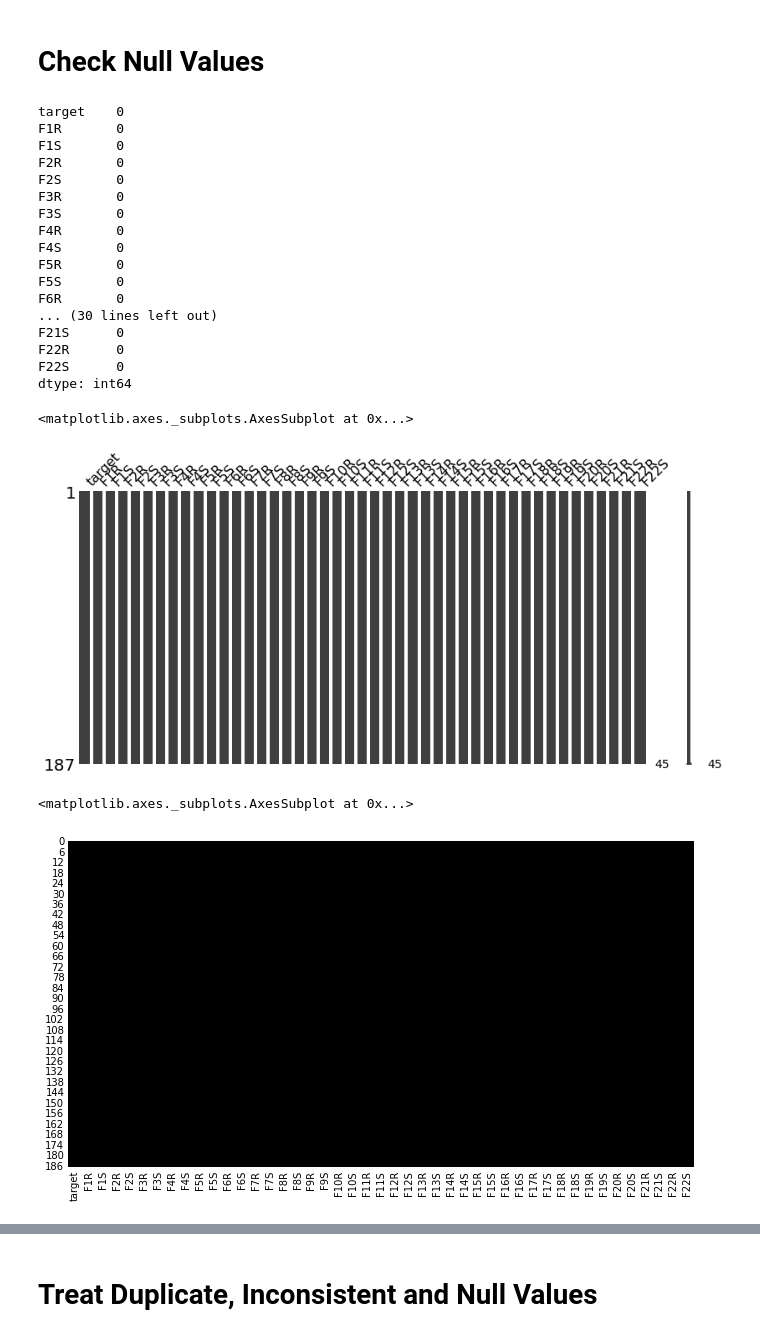
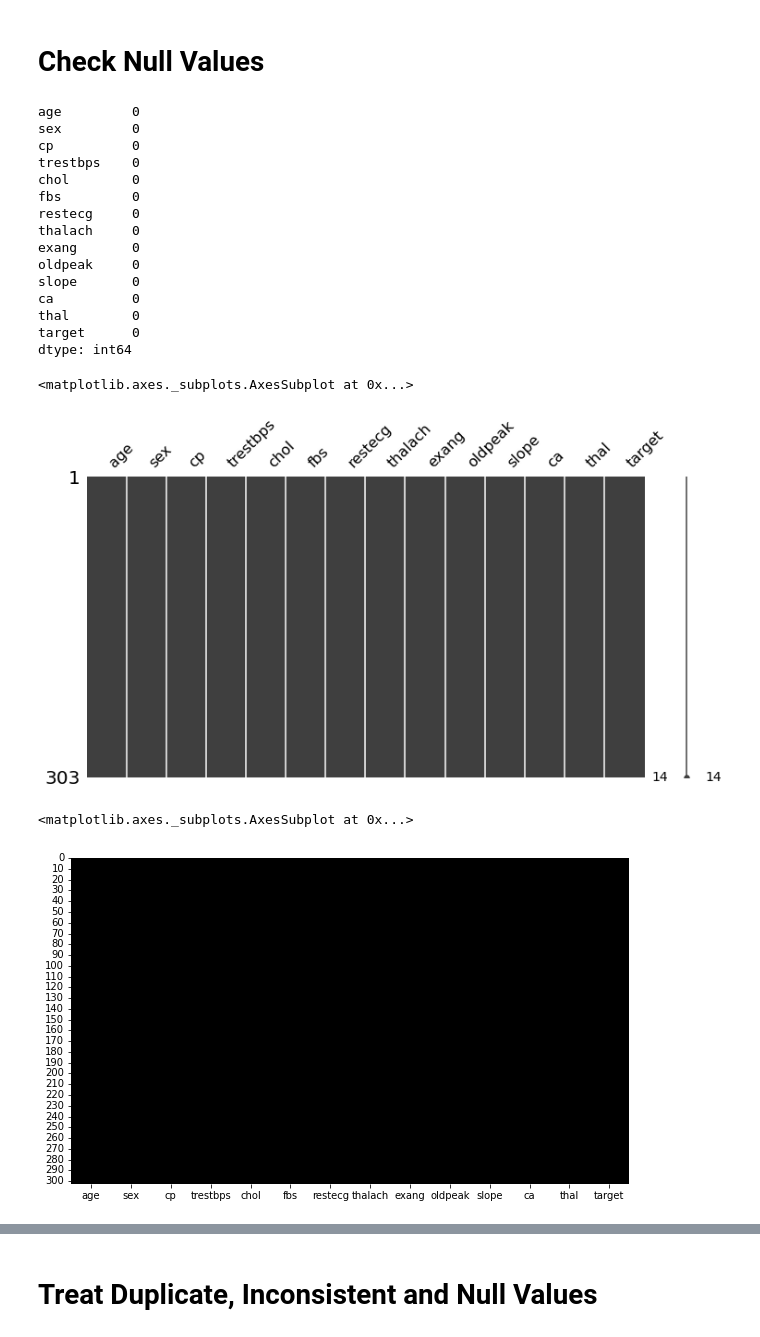
Before and after one commit to vjbarayuga/Week9-Unsupervised_ML_Clustering, a Jupyter notebook: Project2_Part3.ipynb, the cells around one changed output, grey strips where cells are left out. Cells and saved outputs as stored; diff of their text form; code cells hidden in the pictures.

```diff
--- a/Project2_Part3.ipynb
+++ b/Project2_Part3.ipynb
@@ -3,9 +9,8 @@
 # %%
 import numpy as np
 import pandas as pd
+from sklearn.model_selection import train_test_split
+from sklearn.linear_model import LogisticRegression
+from sklearn.metrics import accuracy_score
 import matplotlib.pyplot as plt
-plt.style.use('fivethirtyeight')
 import seaborn as sns
-import time
-import random
-%matplotlib inline
@@ -42,0 +17,4 @@ df_spectf.head()
+# %%
+# loading the csv data to a Pandas DataFrame
+df = pd.read_csv('/content/drive/MyDrive/Coding_DOJO-Data_Science_Bootcamp/03_Machine_Learning_Data_Science/DATASET/heart.csv')
+df.head()
@@ -176,40 +155,38 @@ for column_name in  column_names:
 # %% [markdown]
 # Check Null Values
 # %%
-df_spectf.isnull().sum()
+df.isnull().sum()
 # %% [output]
-target    0
-F1R       0
-F1S       0
-F2R       0
-F2S       0
-F3R       0
-F3S       0
-F4R       0
-F4S       0
-F5R       0
-F5S       0
-F6R       0
-... (30 lines left out)
-F21S      0
-F22R      0
-F22S      0
+age         0
+sex         0
+cp          0
+trestbps    0
+chol        0
+fbs         0
+restecg     0
+thalach     0
+exang       0
+oldpeak     0
+slope       0
+ca          0
+thal        0
+target      0
 dtype: int64
 # %%
 import missingno as msno
 # Visualize missing values as a matrix
-msno.matrix(df_spectf,figsize=(12,6))
+msno.matrix(df,figsize=(12,6))
 # %% [output]
 <matplotlib.axes._subplots.AxesSubplot at 0x...>
-[figure, old version]
+[figure, new version]
 # %%
 #sns.heatmap(df.isnull(),cmap="viridis")
 plt.figure(figsize=(10,6))
 sns.heatmap(
-    data=df_spectf.isnull(),
+    data=df.isnull(),
     cmap=sns.color_palette(['black', 'yellow', 'orange', 'white']),cbar=False)
 # %% [output]
 <matplotlib.axes._subplots.AxesSubplot at 0x...>
-[figure, old version]
+[figure, new version]
 # %%
 ## Now checks the correlation between the variables
```
Also changed, not shown: parts of 20 cells of this notebook.
